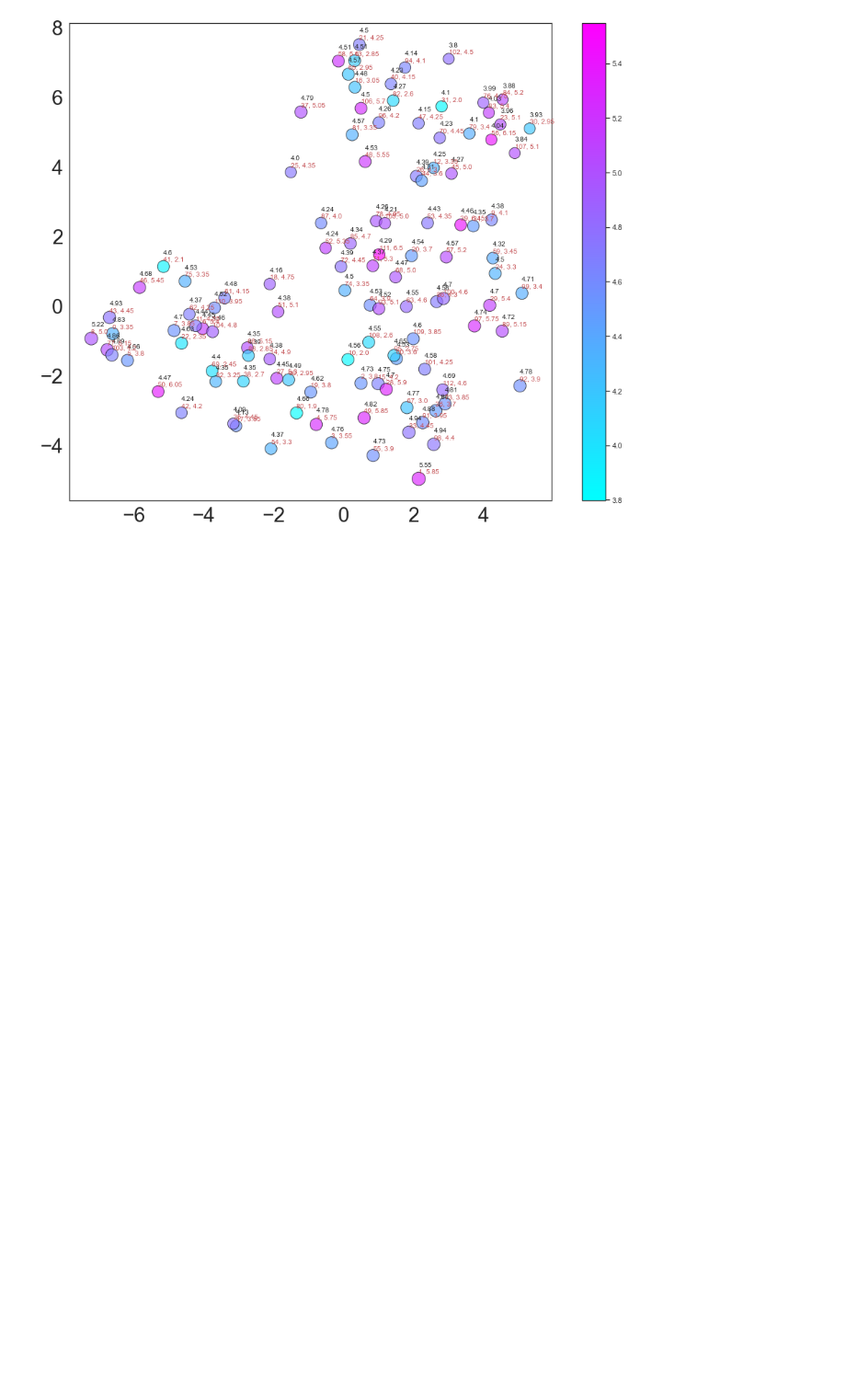
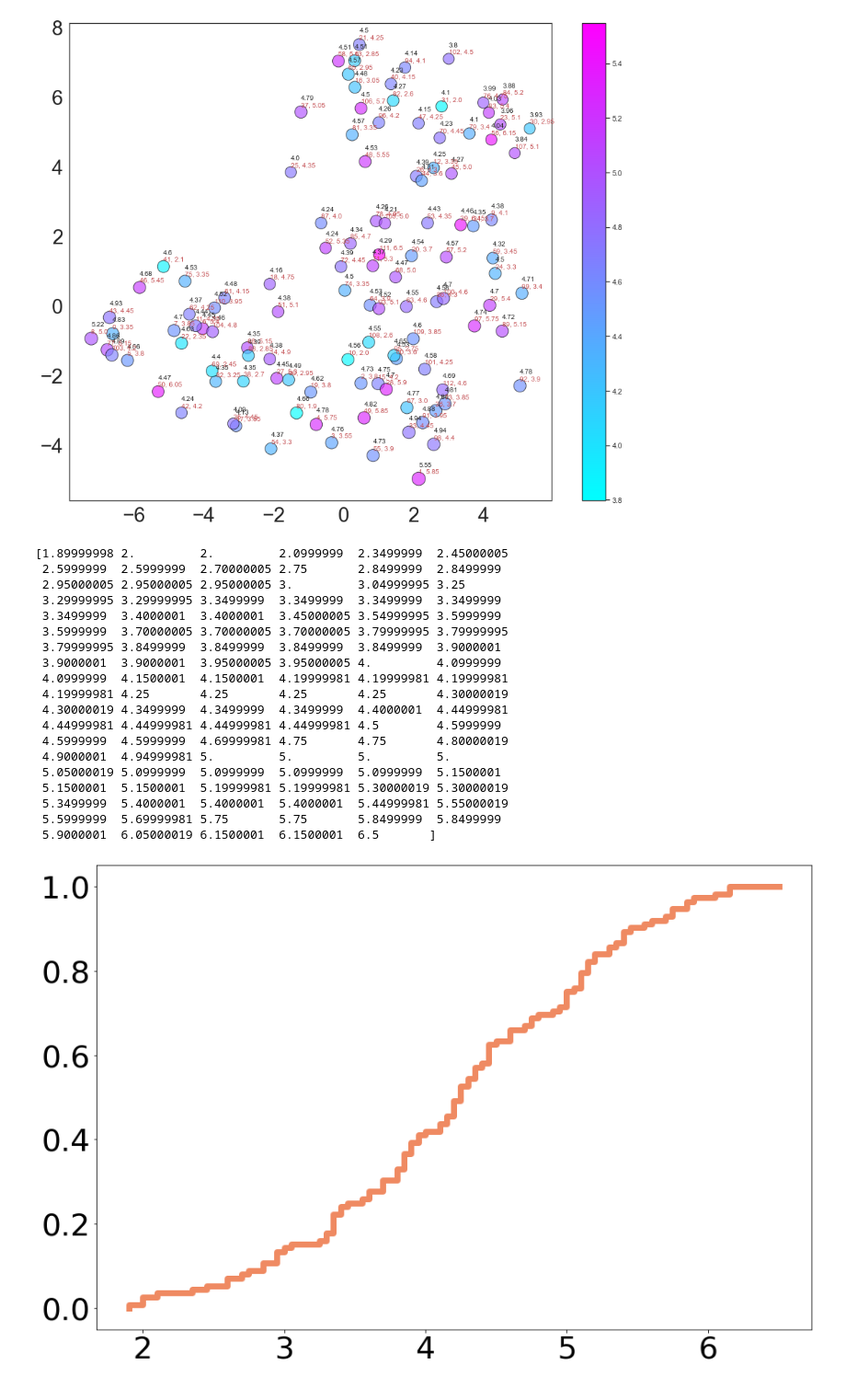
Before and after one commit to tr0up2r/satisfaction-classifier-with-xai, a Jupyter notebook: plotting.ipynb, the cells around one changed output. Shown at 92% size. Drawn from its saved outputs; the diff is of its cells as text; code cells hidden in the pictures; blank space fills up the shorter version.

```diff
--- a/plotting.ipynb
+++ b/plotting.ipynb
@@ -230,3 +230,69 @@ def t_sne(x, y, score, true_vals, xlabel, ylabel):
 t_sne(x_for_tsne, y_for_tsne, predicted_vals, true_vals, 'x', 'y')
 # %% [output]
 [figure]
+# %%
+def normalization(data):
+    return (data - np.min(data)) / (np.max(data) - np.min(data))
+# %%
+def draw_multiple_cdf_normalize_y(np_result_list, title, colors, xlabel, legends, linestyles, log_scale, only_integer=False):
+    if log_scale:
+        title = title + '_log_scale'
+    filename = title + '.eps'
+
+    fig = plt.figure(figsize=(15,10))
+    fig.set_facecolor('white')
+    ax = fig.add_subplot()
+
+    for np_result, color, legend, linestyle in zip(np_result_list, colors, legends, linestyles):
+        sorted_data = np.sort(np_result)
+        print(sorted_data)
+        if legend == 'no legend':
+            plt.step(sorted_data, normalization(np.arange(sorted_data.size)), color=color, linestyle=linestyle, linewidth=7)
+        else:
+            plt.step(sorted_data, normalization(np.arange(sorted_data.size)), label=legend, color=color, linestyle=linestyle, linewidth=7)
+        if log_scale:
+            plt.xscale('symlog')
+
+        ax.spines['right'].set_color('black')
+        ax.spines['top'].set_color('black')
+        ax.spines['left'].set_color('black')
+        ax.spines['bottom'].set_color('black')
+
+        if only_integer:
+            ax.xaxis.set_major_locator(MaxNLocator(integer=True))
+
+    if legend != 'no legend':
+        plt.legend(prop={'size': 48 }, loc = 'lower right', framealpha=1, edgecolor='0')
+
+    plt.xticks(fontsize=36)
+    plt.yticks(fontsize=36)
+
+    plt.savefig(f"../predicting-satisfaction-using-graphs/figure/{filename}", bbox_inches='tight', format='eps')
+    plt.show()
+# %%
+colors = ['#ef8a62']
+legends = ['no legend']
+linestyles = ['-']
+# %%
+draw_multiple_cdf_normalize_y([true_vals], "satisfaction_score", colors, 'Satisfaction', legends, linestyles, False)
+# %% [output]
+[1.89999998 2.         2.         2.0999999  2.3499999  2.45000005
+ 2.5999999  2.5999999  2.70000005 2.75       2.8499999  2.8499999
+ 2.95000005 2.95000005 2.95000005 3.         3.04999995 3.25
+ 3.29999995 3.29999995 3.3499999  3.3499999  3.3499999  3.3499999
+ 3.3499999  3.4000001  3.4000001  3.45000005 3.54999995 3.5999999
+ 3.5999999  3.70000005 3.70000005 3.70000005 3.79999995 3.79999995
+ 3.79999995 3.8499999  3.8499999  3.8499999  3.8499999  3.9000001
+ 3.9000001  3.9000001  3.95000005 3.95000005 4.         4.0999999
+ 4.0999999  4.1500001  4.1500001  4.19999981 4.19999981 4.19999981
+ 4.19999981 4.25       4.25       4.25       4.25       4.30000019
+ 4.30000019 4.3499999  4.3499999  4.3499999  4.4000001  4.44999981
+ 4.44999981 4.44999981 4.44999981 4.44999981 4.5        4.5999999
+ 4.5999999  4.5999999  4.69999981 4.75       4.75       4.80000019
+ 4.9000001  4.94999981 5.         5.         5.         5.
+ 5.05000019 5.0999999  5.0999999  5.0999999  5.0999999  5.1500001
+ 5.1500001  5.1500001  5.19999981 5.19999981 5.30000019 5.30000019
+ 5.3499999  5.4000001  5.4000001  5.4000001  5.44999981 5.55000019
+ 5.5999999  5.69999981 5.75       5.75       5.8499999  5.8499999
+ 5.9000001  6.05000019 6.1500001  6.1500001  6.5       ]
+[figure, added]
```
Also changed, not shown: parts of 6 cells of this notebook, 1 other file.
